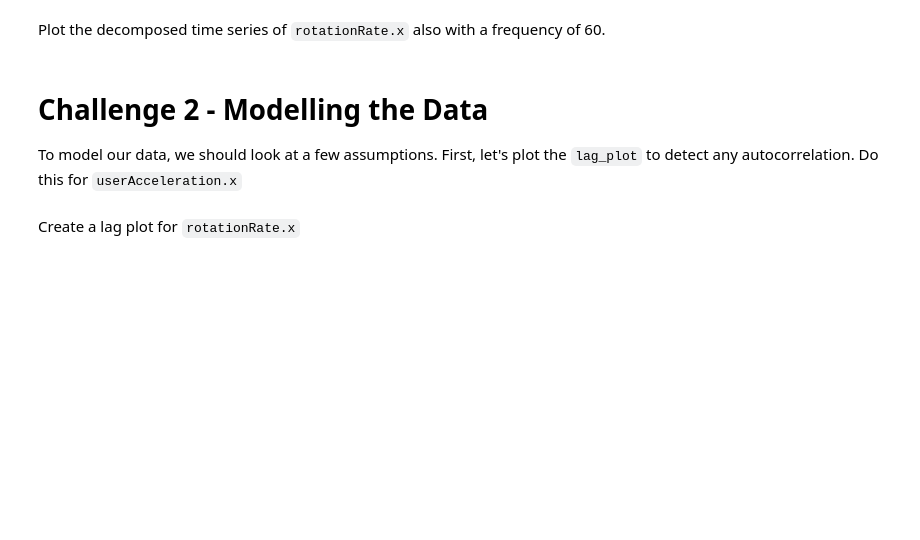
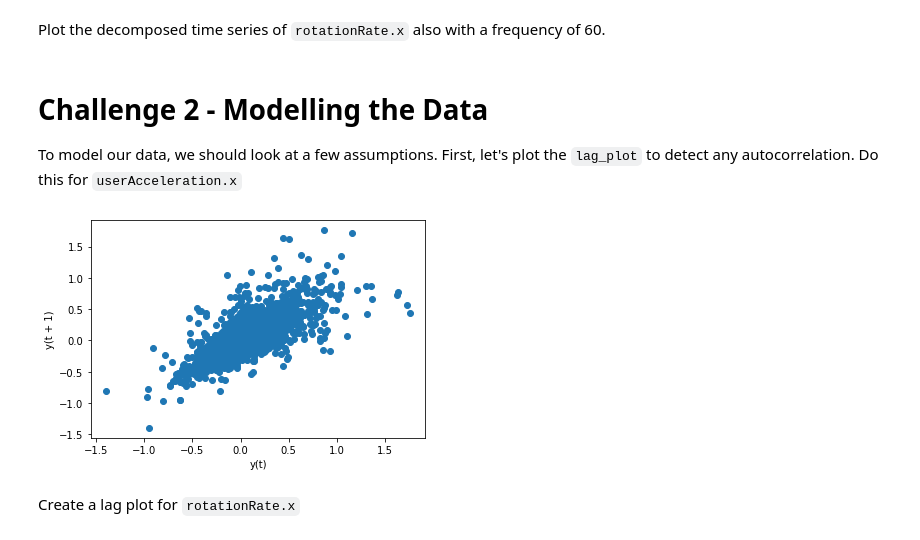
Before and after one commit to jmolendijk/dataV2-labs, a Jupyter notebook: module-2/Time-Series/your-code/main.ipynb, the cells around one changed output. Saved outputs shown, nothing was run; the diff lists cells and outputs as text; code cells hidden in the pictures; blank space fills up the shorter version.

```diff
--- a/module-2/Time-Series/your-code/main.ipynb
+++ b/module-2/Time-Series/your-code/main.ipynb
@@ -106,6 +116,12 @@ Plot the decomposed time series of `rotationRate.x` also with a frequency of 60.
 To model our data, we should look at a few assumptions. First, let's plot the `lag_plot` to detect any autocorrelation. Do this for `userAcceleration.x`
 # %%
 # Your code here:
+
+from pandas.plotting import lag_plot
+
+lag_plot(acceleration);
+# %% [output]
+[figure, added]
 # %% [markdown]
 Create a lag plot for `rotationRate.x`
 # %%
```
Also changed, not shown: parts of 15 cells of this notebook, 1 other file.
